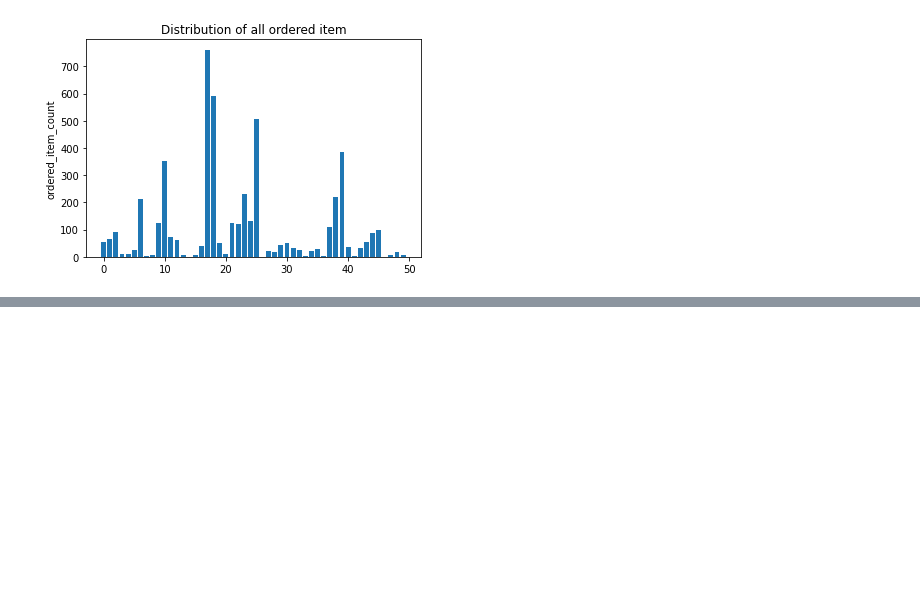
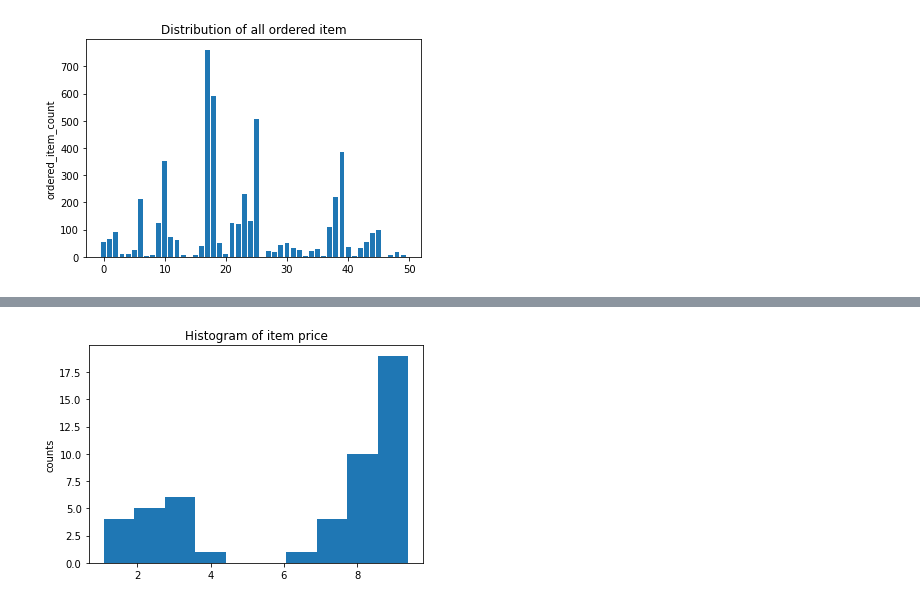
Before and after one commit to jaeyoon89/python_data_analysis, a Jupyter notebook: ch1-1_chipotle_eda.ipynb, the cells around one changed output, grey strips where cells are left out. Saved outputs shown, nothing was run; the diff lists cells and outputs as text; code cells hidden in the pictures; blank space fills up the shorter version.

```diff
--- a/ch1-1_chipotle_eda.ipynb
+++ b/ch1-1_chipotle_eda.ipynb
@@ -370,0 +410,9 @@ order_id
+# %%
+# 아이템 가격 히스토그램을 출력합니다.
+plt.hist(item_price)
+plt.ylabel('counts')
+plt.title('Histogram of item price')
+
+plt.show()
+# %% [output]
+[figure, added]
```
Also changed, not shown: parts of 34 cells of this notebook.
